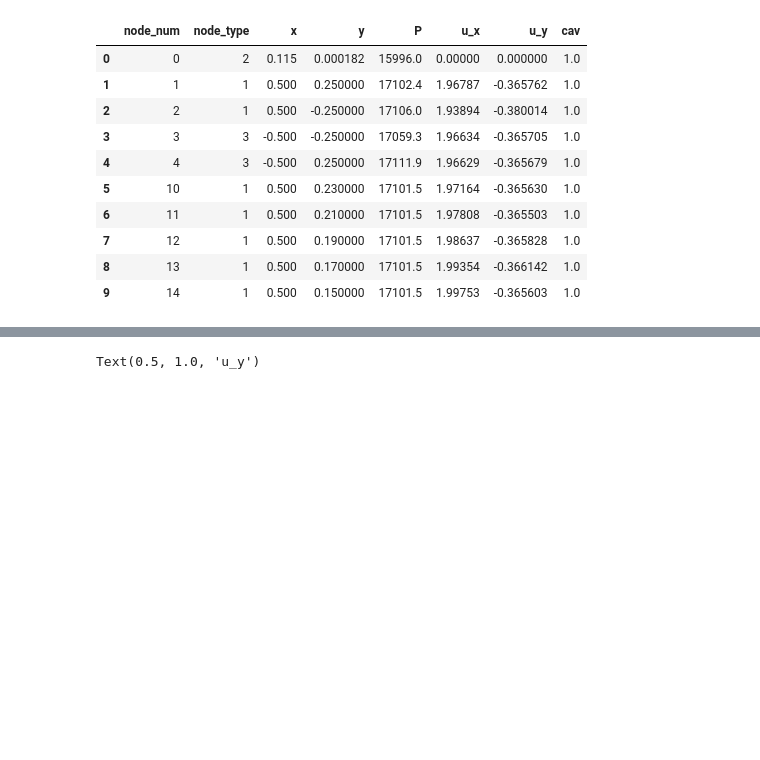
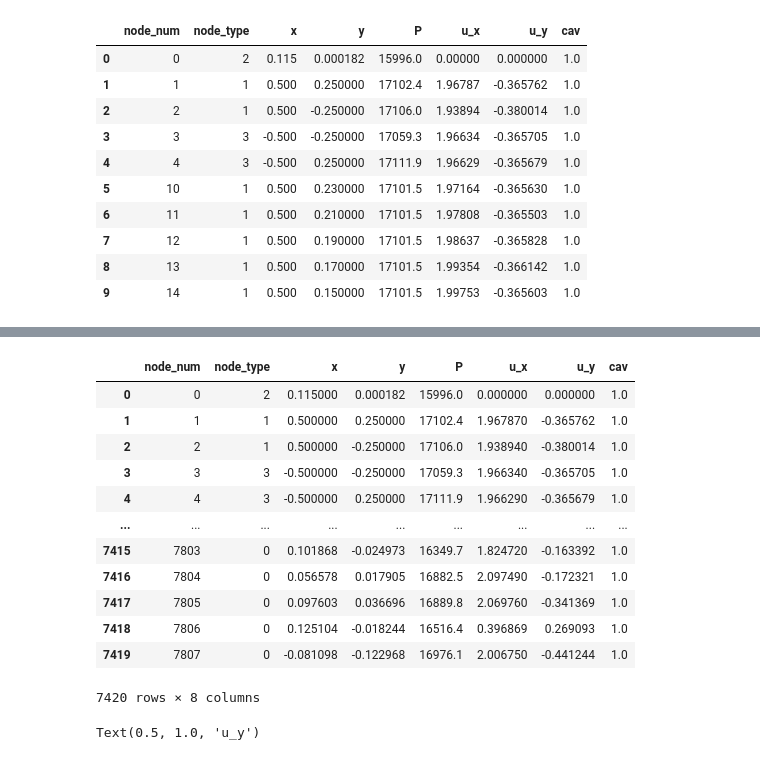
Before and after one commit to SergeyAnufriev/CFD_unet, a Jupyter notebook: notebooks/Mesh_data_EDA.ipynb, the cells around one changed output, grey strips where cells are left out. Saved outputs shown, nothing was run; the diff lists cells and outputs as text; code cells hidden in the pictures; blank space fills up the shorter version.

```diff
--- a/notebooks/Mesh_data_EDA.ipynb
+++ b/notebooks/Mesh_data_EDA.ipynb
@@ -60,3 +99,19 @@ len(df)
+# %%
+df
+# %% [output]
+|  | node_num | node_type | x | y | P | u_x | u_y | cav |
+| 0 | 0 | 2 | 0.115000 | 0.000182 | 15996.0 | 0.000000 | 0.000000 | 1.0 |
+| 1 | 1 | 1 | 0.500000 | 0.250000 | 17102.4 | 1.967870 | -0.365762 | 1.0 |
+| 2 | 2 | 1 | 0.500000 | -0.250000 | 17106.0 | 1.938940 | -0.380014 | 1.0 |
+| 3 | 3 | 3 | -0.500000 | -0.250000 | 17059.3 | 1.966340 | -0.365705 | 1.0 |
+| 4 | 4 | 3 | -0.500000 | 0.250000 | 17111.9 | 1.966290 | -0.365679 | 1.0 |
+| ... | ... | ... | ... | ... | ... | ... | ... | ... |
+| 7415 | 7803 | 0 | 0.101868 | -0.024973 | 16349.7 | 1.824720 | -0.163392 | 1.0 |
+| 7416 | 7804 | 0 | 0.056578 | 0.017905 | 16882.5 | 2.097490 | -0.172321 | 1.0 |
+| 7417 | 7805 | 0 | 0.097603 | 0.036696 | 16889.8 | 2.069760 | -0.341369 | 1.0 |
+| 7418 | 7806 | 0 | 0.125104 | -0.018244 | 16516.4 | 0.396869 | 0.269093 | 1.0 |
+| 7419 | 7807 | 0 | -0.081098 | -0.122968 | 16976.1 | 2.006750 | -0.441244 | 1.0 |
+7420 rows × 8 columns
 # %%
 fig, axs = plt.subplots(1, 3,figsize=(15,5))
 
```
Also changed, not shown: parts of 17 cells of this notebook.
